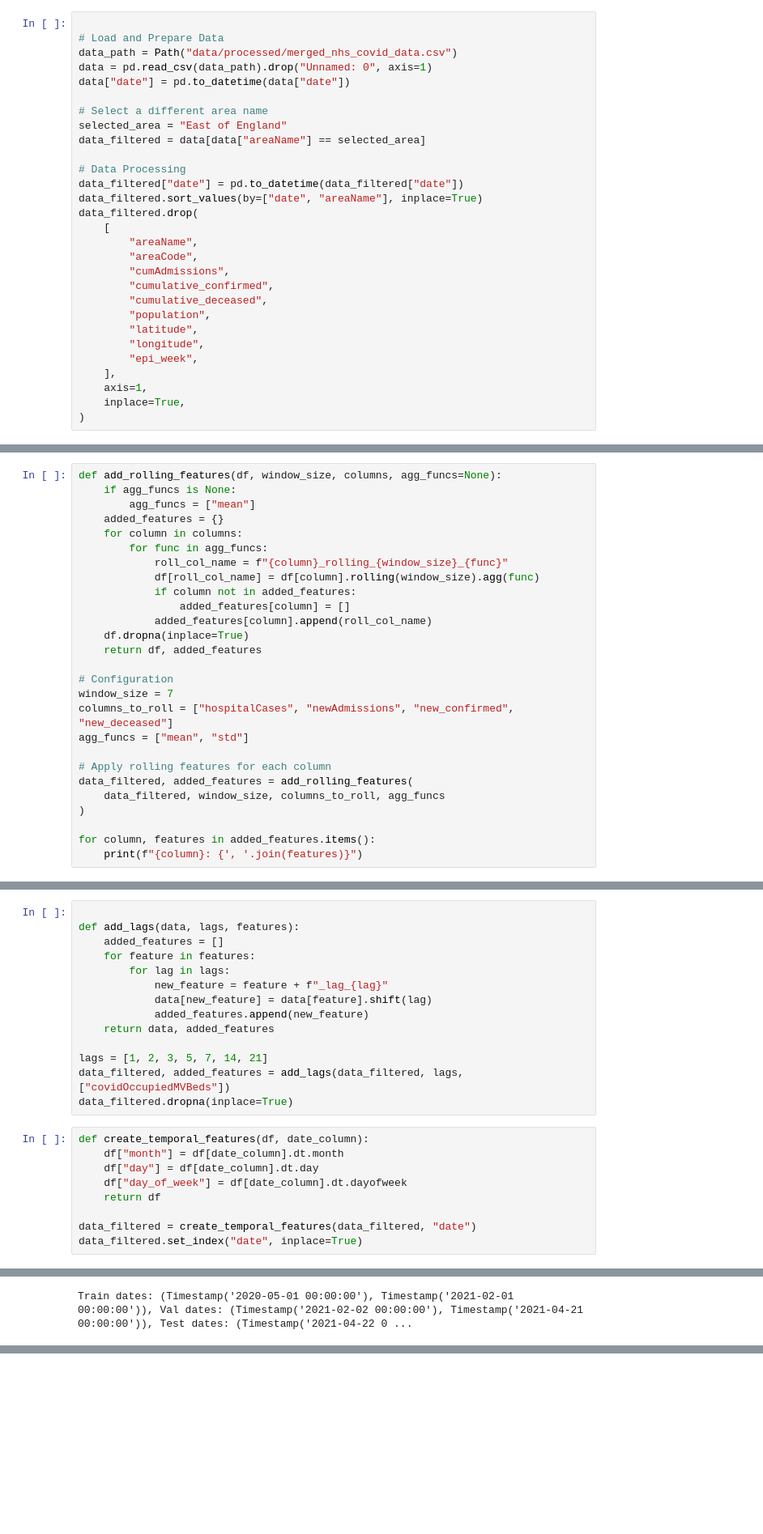
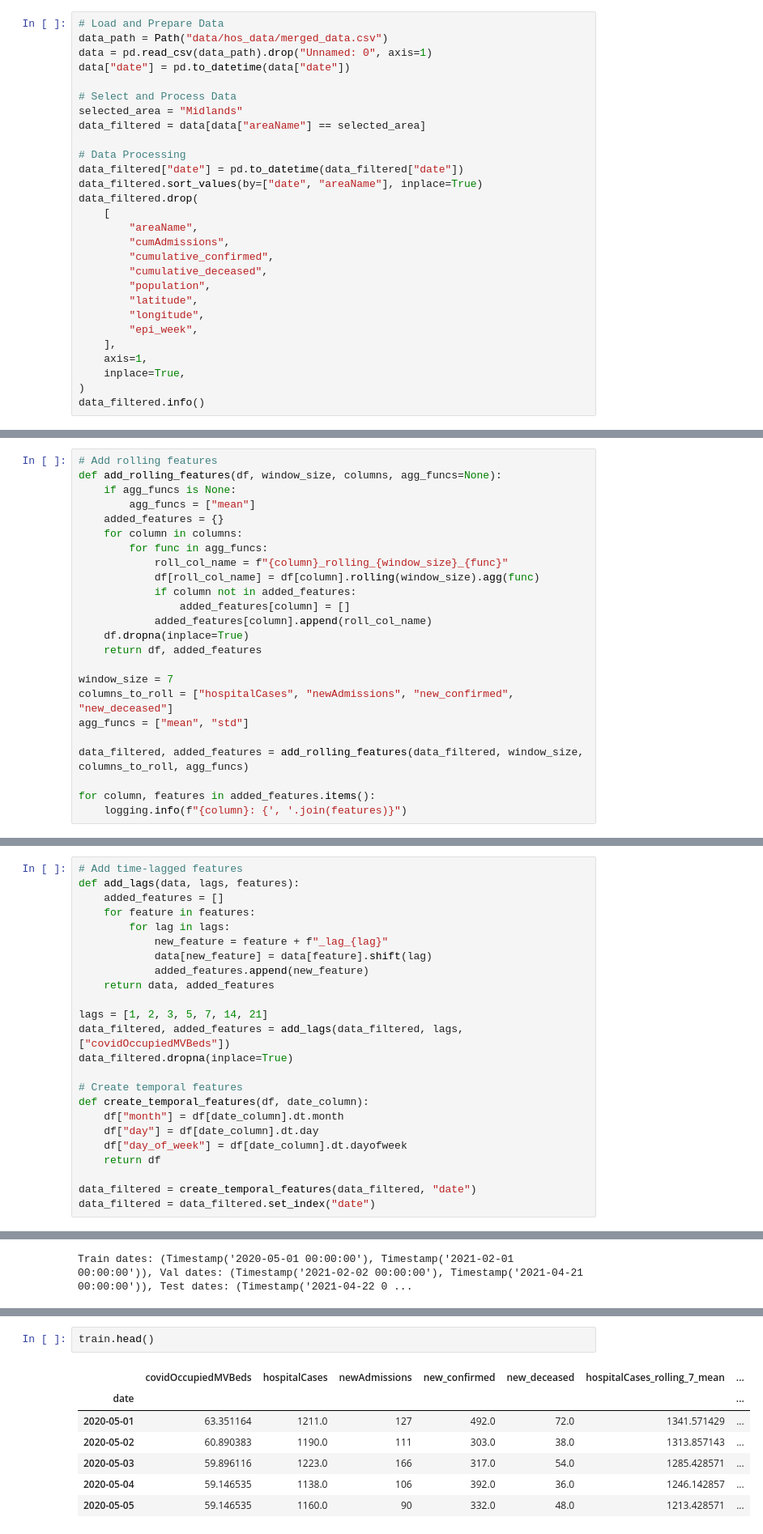
Before and after one commit to michaelajao/Multivate-forecasting, a Jupyter notebook: scripts/models/PINN_LSTM.ipynb, the cells around one changed output, grey strips where cells are left out. Shown at 81% size. Drawn from its saved outputs; the diff is of its cells as text; blank space fills up the shorter version.

```diff
--- a/scripts/models/PINN_LSTM.ipynb
+++ b/scripts/models/PINN_LSTM.ipynb
@@ -45,12 +174,11 @@ Global seed set to 42
 # %%
-
 # Load and Prepare Data
-data_path = Path("data/processed/merged_nhs_covid_data.csv")
+data_path = Path("data/hos_data/merged_data.csv")
 data = pd.read_csv(data_path).drop("Unnamed: 0", axis=1)
 data["date"] = pd.to_datetime(data["date"])
 
-# Select a different area name
-selected_area = "East of England"
+# Select and Process Data
+selected_area = "Midlands"
 data_filtered = data[data["areaName"] == selected_area]
 
 # Data Processing
@@ -59,7 +187,6 @@ data_filtered.sort_values(by=["date", "areaName"], inplace=True)
 data_filtered.drop(
     [
         "areaName",
-        "areaCode",
         "cumAdmissions",
         "cumulative_confirmed",
         "cumulative_deceased",
@@ -71,3 +198,4 @@ data_filtered.drop(
     axis=1,
     inplace=True,
 )
+data_filtered.info()
@@ -74,4 +216,5 @@ data_filtered.drop(
 # %%
+# Add rolling features
 def add_rolling_features(df, window_size, columns, agg_funcs=None):
     if agg_funcs is None:
         agg_funcs = ["mean"]
@@ -86,16 +229,12 @@ def add_rolling_features(df, window_size, columns, agg_funcs=None):
     df.dropna(inplace=True)
     return df, added_features
 
-# Configuration
 window_size = 7
 columns_to_roll = ["hospitalCases", "newAdmissions", "new_confirmed", "new_deceased"]
 agg_funcs = ["mean", "std"]
 
-# Apply rolling features for each column
-data_filtered, added_features = add_rolling_features(
-    data_filtered, window_size, columns_to_roll, agg_funcs
-)
+data_filtered, added_features = add_rolling_features(data_filtered, window_size, columns_to_roll, agg_funcs)
 
 for column, features in added_features.items():
-    print(f"{column}: {', '.join(features)}")
+    logging.info(f"{column}: {', '.join(features)}")
 # %% [output]
@@ -106,5 +245,5 @@ new_deceased: new_deceased_rolling_7_mean, new_deceased_rolling_7_std
 # %%
-
+# Add time-lagged features
 def add_lags(data, lags, features):
     added_features = []
     for feature in features:
@@ -117,12 +256,13 @@ def add_lags(data, lags, features):
 lags = [1, 2, 3, 5, 7, 14, 21]
 data_filtered, added_features = add_lags(data_filtered, lags, ["covidOccupiedMVBeds"])
 data_filtered.dropna(inplace=True)
+
+# Create temporal features
+def create_temporal_features(df, date_column):
+    df["month"] = df[date_column].dt.month
+    df["day"] = df[date_column].dt.day
+    df["day_of_week"] = df[date_column].dt.dayofweek
+    return df
+
+data_filtered = create_temporal_features(data_filtered, "date")
+data_filtered = data_filtered.set_index("date")
-# %%
-def create_temporal_features(df, date_column):
-    df["month"] = df[date_column].dt.month
-    df["day"] = df[date_column].dt.day
-    df["day_of_week"] = df[date_column].dt.dayofweek
-    return df
-
-data_filtered = create_temporal_features(data_filtered, "date")
-data_filtered.set_index("date", inplace=True)
@@ -213,0 +426,10 @@ Train dates: (Timestamp('2020-05-01 00:00:00'), Timestamp('2021-02-01 00:00:00')
+# %%
+train.head()
+# %% [output]
+|  | covidOccupiedMVBeds | hospitalCases | newAdmissions | new_confirmed | new_deceased | hospitalCases_rolling_7_mean | ... |
+| date |  |  |  |  |  |  | ... |
+| 2020-05-01 | 63.351164 | 1211.0 | 127 | 492.0 | 72.0 | 1341.571429 | ... |
+| 2020-05-02 | 60.890383 | 1190.0 | 111 | 303.0 | 38.0 | 1313.857143 | ... |
+| 2020-05-03 | 59.896116 | 1223.0 | 166 | 317.0 | 54.0 | 1285.428571 | ... |
+| 2020-05-04 | 59.146535 | 1138.0 | 106 | 392.0 | 36.0 | 1246.142857 | ... |
+| 2020-05-05 | 59.146535 | 1160.0 | 90 | 332.0 | 48.0 | 1213.428571 | ... |
```
Also changed, not shown: parts of 11 cells of this notebook, 26 other files.
